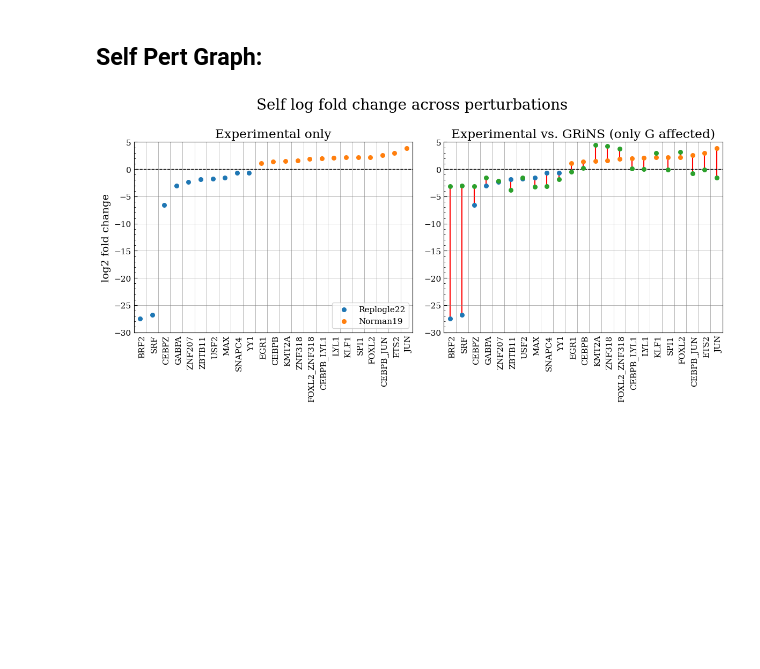
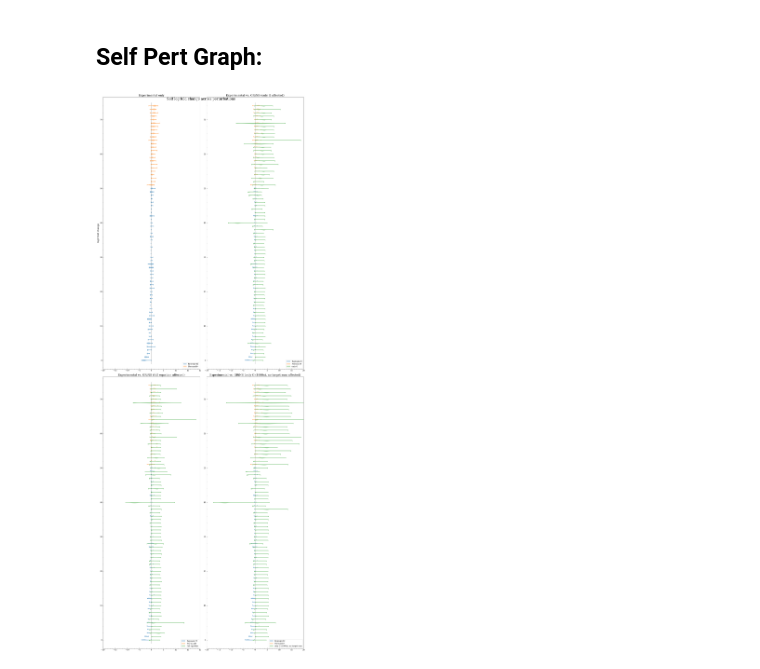
Before and after one commit to GeorgSommerer/bsc_thesis_pGRiNS, a Jupyter notebook: Analysis/plot_stuff.ipynb, the cells around one changed output. Saved outputs shown, nothing was run; the diff lists cells and outputs as text; code cells hidden in the pictures; blank space fills up the shorter version.

```diff
--- a/Analysis/plot_stuff.ipynb
+++ b/Analysis/plot_stuff.ipynb
@@ -48,0 +76,4 @@ grins_data = sc.read_h5ad(f"../Data/Projects/{grn_file}/001/perturb_norm_ctrl.h5
+# %%
+cs = [0,1,2]
+names = ["Norman19","Replogle22","GRiNS with missingness filter"]
+data = [norman_raw,replogle_raw,grins_data]
@@ -327,9 +379,12 @@ grn_file = "doro_abcd_only"
 # %%
 norman_data = sc.read_h5ad(f"../Data/Experimental/Norman19/perturb_norm_subset_{grn_file}.h5ad")
 replogle_data = sc.read_h5ad(f"../Data/Experimental/Replogle22/perturb_norm_subset_{grn_file}.h5ad")
-grins_G = sc.read_h5ad(f"../Data/Projects/{grn_file}/001/perturb_norm_pert.h5ad")
+grins_G = sc.read_h5ad(f"../Data/Projects/{grn_file}/001/perturb_norm_pert_G.h5ad")
+grins_eq = sc.read_h5ad(f"../Data/Projects/{grn_file}/001/perturb_norm_pert_eq.h5ad")
+grins_Gk = sc.read_h5ad(f"../Data/Projects/{grn_file}/001/perturb_norm_pert_Gk.h5ad")
+grins_G_1000 = sc.read_h5ad(f"../Data/Projects/{grn_file}/001/perturb_norm_pert.h5ad")
 # %%
-cs = [1,2,3]#,3,3]
-names = ["Replogle22","Norman19","only G"]#,"full equation","G and k"]
-datasets = [replogle_data,norman_data,grins_G]#,grins_eq,grins_Gk]
+cs = [1,2,3,3,3,3]
+names = ["Replogle22","Norman19","only G","full equation","only G (1000x), no target sum"]
+datasets = [replogle_data,norman_data,grins_G,grins_eq,grins_G_1000]
 # %%
@@ -346,34 +423,49 @@ for dataset in datasets:
 # %%
-logfc_exp = pd.concat(logfc_dfs[:2]).sort_values(by="Self log2FC").reset_index()
+logfc_exp = pd.concat(logfc_dfs[:2]).sort_values(by="Self log2FC Mean").reset_index()
 # Sort logfc_df of every dataset according to order in experimental data
 key = pd.Series({k:v for v,k in enumerate(logfc_exp["Perturbation"].unique())})
 for i in range(len(logfc_dfs)):
     logfc_dfs[i] = logfc_dfs[i].sort_values(by="Perturbation",key=key.reindex).reset_index()
 # %%
-fig, axs = plt.subplots(1,len(names)-1,figsize=((len(names)-1)*6,6))
+#fig, axs = plt.subplots(2,2,figsize=(16,32))
+fig,axs = plt.subplots(2,2,figsize=(18,48))
 s=30
 for i in range(len(names)-1):
-    axs[i].hlines(0,-1,logfc_exp.shape[0],linestyles="dashed",lw=1,color="black")
-    axs[i].scatter(range(logfc_dfs[0].shape[0]),logfc_dfs[0]["Self log2FC"],label="Replogle22",s=s,zorder=2)
-    axs[i].scatter(range(logfc_dfs[0].shape[0],logfc_dfs[0].shape[0]+logfc_dfs[1].shape[0]),logfc_dfs[1]["Self log2FC"],label="Norman19",s=s,zorder=2)
+    ax = axs[i//2,i%2]
+    replogle_perts = logfc_dfs[0]["Perturbation"].unique().astype("str")
+    norman_perts = logfc_dfs[1]["Perturbation"].unique().astype("str")
+    ax.vlines(0,-1,len(replogle_perts)+len(norman_perts),linestyles="dashed",lw=1,color="black")
     if i>0:
-        axs[i].scatter(range(logfc_dfs[i+1].shape[0]),logfc_dfs[i+1]["Self log2FC"],label=names[i+1],s=s,zorder=2)
-        axs[i].set_title(f"Experimental vs. GRiNS ({names[i+1]} affected)")
-        for r in range(logfc_exp.shape[0]):
-            axs[i].vlines(r,np.min([logfc_exp.loc[r,"Self log2FC"],logfc_dfs[i+1].loc[r,"Self log2FC"]]),np.max([logfc_exp.loc[r,"Self log2FC"],logfc_dfs[i+1].loc[r,"Self log2FC"]]),color="red",lw=1.5,zorder=1)
+        side = "high"
     else:
-        axs[0].set_title("Experimental only")
-        axs[0].set_ylabel("log2 fold change")
-        axs[0].legend(loc="lower right",frameon=True)
-    axs[i].set_xticks([0.5+x for x in range(logfc_exp.shape[0])],ha="right",labels=logfc_exp["Perturbation"])
-    axs[i].tick_params(axis='x', labelrotation=90)
-    axs[i].tick_params(axis='x', which=u'both',length=0)
-    axs[i].grid(c="grey",lw=0.4)
-    axs[i].set_ylim(-30,5)
-    axs[i].set_xlim(-0.5,logfc_exp.shape[0]-0.5)
+        side = "both"
+    vp1 = ax.violinplot([logfc_dfs[0][logfc_dfs[0]["Perturbation"]==pert]["Self log2FC"] for pert in replogle_perts],positions=range(len(replogle_perts)),vert=False,orientation="horizontal",side=side)#,label="Replogle22")
+    vp2 = ax.violinplot([logfc_dfs[1][logfc_dfs[1]["Perturbation"]==pert]["Self log2FC"] for pert in norman_perts],positions=range(len(replogle_perts),len(replogle_perts)+len(norman_perts)),vert=False,orientation="horizontal",side=side)#,label="Norman19")
+
+    if i>0:
+        all_perts = logfc_dfs[i+1]["Perturbation"].unique().astype("str")
+        vp3 = ax.violinplot([logfc_dfs[i+1][logfc_dfs[i+1]["Perturbation"]==pert]["Self log2FC"] for pert in all_perts],positions=range(len(all_perts)),vert=False,orientation="horizontal",side="low")#,label="Replogle22")
+        #ax.scatter(range(logfc_dfs[i+1].shape[0]),logfc_dfs[i+1]["Self log2FC"],label=names[i+1],s=s,zorder=2)
+        ax.set_title(f"Experimental vs. GRiNS ({names[i+1]} affected)")
+    else:
+        ax.set_title("Experimental only")
+        ax.set_ylabel("log2 fold change")
+        #ax.legend(loc="lower right",frameon=True)
+    #ax.set_xticks([0.5+x for x in range(logfc_exp.shape[0])],ha="right",labels=logfc_exp["Perturbation"],fontsize=7)
+    #ax.tick_params(axis='x', labelrotation=90)
+    #ax.tick_params(axis='x', which=u'both',length=0)
+    #ax.grid(c="grey",lw=0.4)
+    #ax.set_ylim(-100,100)
+    #ax.set_xlim(-0.5,logfc_exp.shape[0]-0.5)
+
+    ax.set_xlim(-20,20)
+    if i==0:
+        ax.legend([vp1['bodies'][0],vp2['bodies'][0]], ['Replogle22',"Norman19"], loc="lower right",frameon=True)
+    else:
+        ax.legend([vp1['bodies'][0],vp2['bodies'][0],vp3["bodies"][0]], ['Replogle22',"Norman19"]+[names[i+1]], loc="lower right",frameon=True)
 plt.suptitle("Self log fold change across perturbations")
 plt.tight_layout()
 plt.savefig(f"../Prep_Data/Plots/{grn_file}/self_logfc.png")
 plt.show()
 # %% [output]
-[figure, old version]
+[figure, new version]
```
Also changed, not shown: parts of 14 cells of this notebook, 20 other files.
